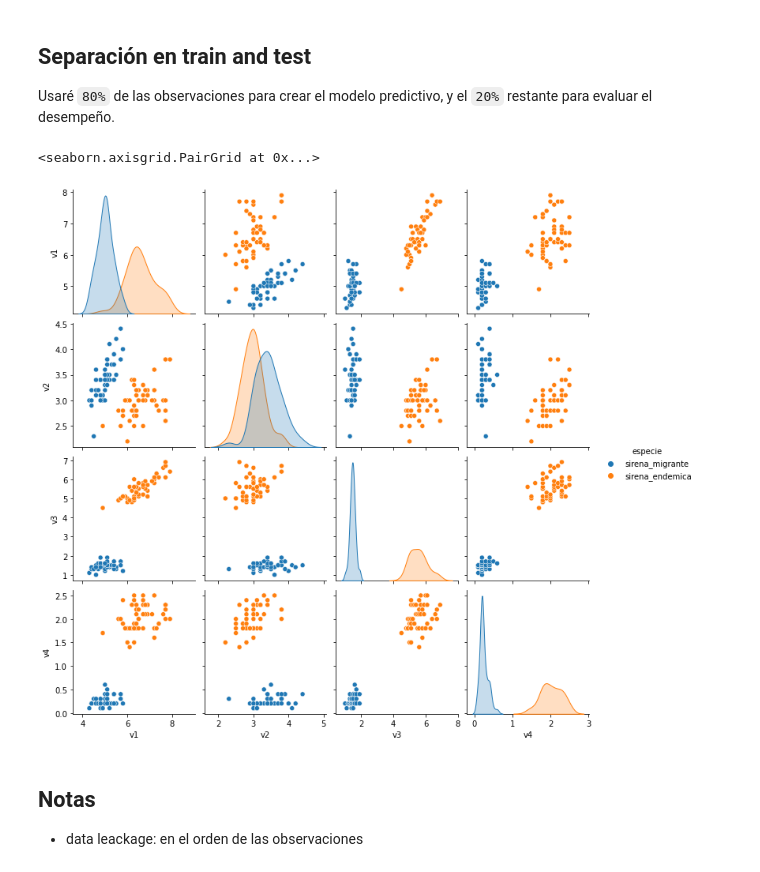
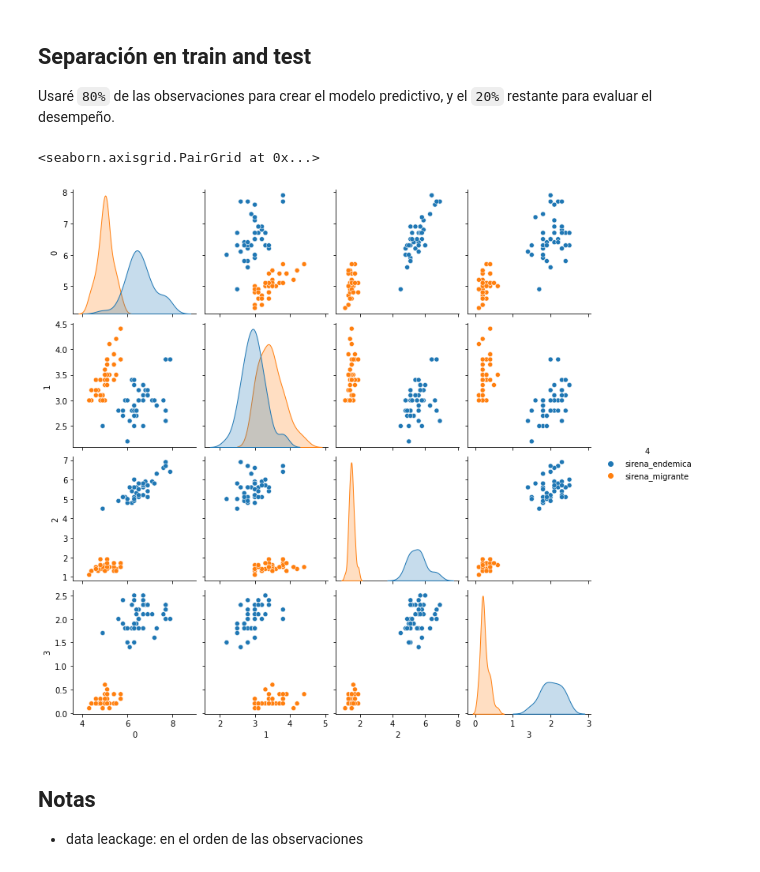
Before and after one commit to yoselalberto/truehome_prueba_tecnica, a Jupyter notebook: research/desafio_el_seductor_canto_de_las_sirenas.ipynb, the cells around one changed output. Saved outputs shown, nothing was run; the diff lists cells and outputs as text; code cells hidden in the pictures.

Commit message:
add exploratory chart of train

```diff
--- a/research/desafio_el_seductor_canto_de_las_sirenas.ipynb
+++ b/research/desafio_el_seductor_canto_de_las_sirenas.ipynb
@@ -72,12 +72,13 @@ predictores = sirenas_historico[columnas_predictoras]
 objetivo    = sirenas_historico[columna_objetivo]
 # train_test_split
 (x_train, x_test, y_train, y_test) = train_test_split(predictores, objetivo, random_state = 42, test_size = 0.2, shuffle = True, stratify = objetivo)
-# %%
-# gráficas exploratorias
-pairplot(sirenas_historico, hue = 'especie')
-# %% [output]
-<seaborn.axisgrid.PairGrid at 0x...>
-[figure, removed]
+# %%
+# gráficas exploratorias
+# pd.concat([x_train.reset_index(drop = True), y_train.reset_index(drop = True)], axis = 1, ignore_index = True)
+pairplot(pd.concat([x_train, y_train], axis = 1, ignore_index = True), hue = 4)
+# %% [output]
+<seaborn.axisgrid.PairGrid at 0x...>
+[figure, added]
 # %%
 ## Observacioes
 De las
```
